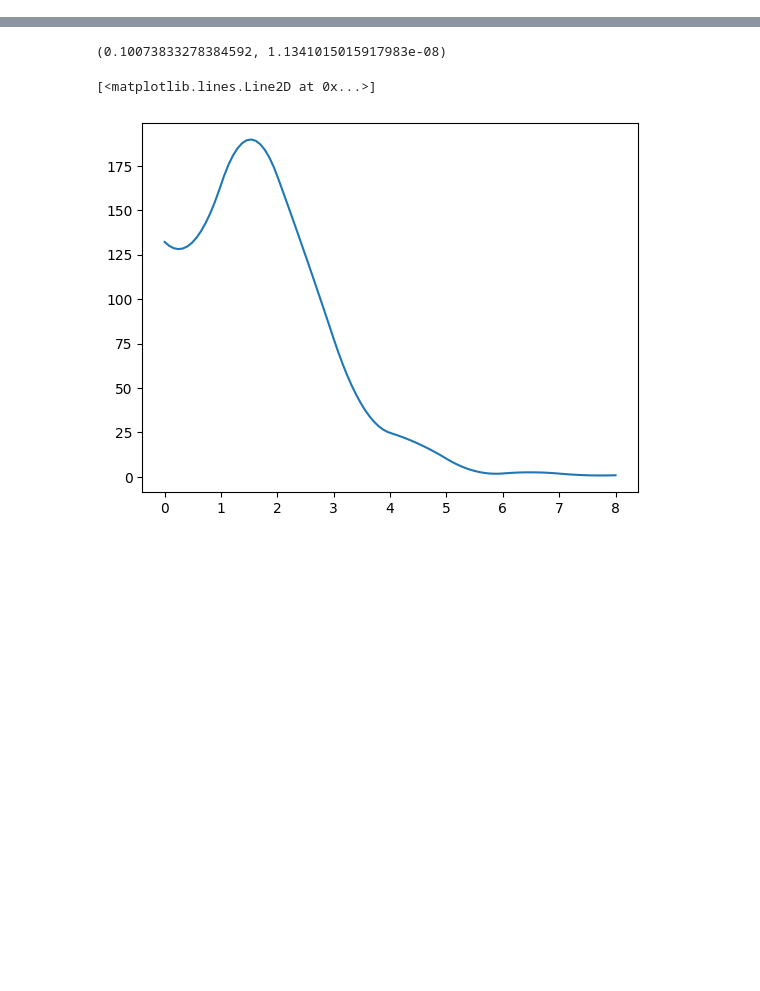
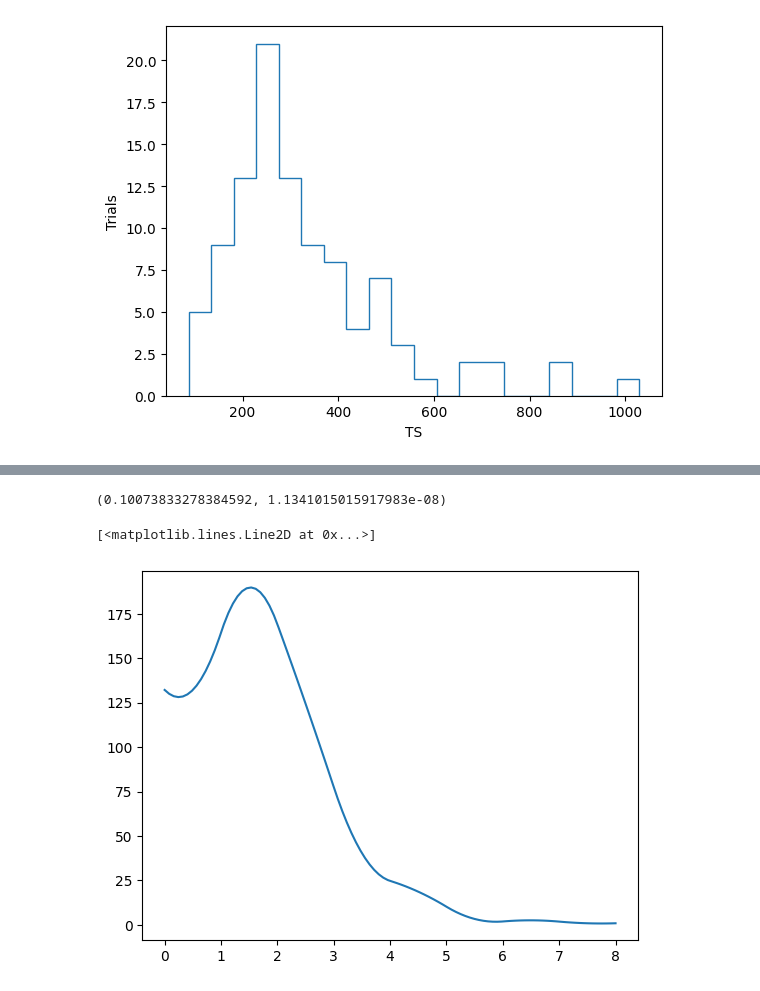
Before and after one commit to MACampana/BinnedTracks, a Jupyter notebook: BinnedAnalysis.ipynb, the cells around one changed output, grey strips where cells are left out. Cells and saved outputs as stored; diff of their text form; code cells hidden in the pictures; blank space fills up the shorter version.

```diff
--- a/BinnedAnalysis.ipynb
+++ b/BinnedAnalysis.ipynb
@@ -717,5 +775,10 @@ template_path = './templates/Fermi-LAT_pi0_map.npy'
+# %%
+data_path = 'data/level2/exp/binned/LiMaBinnedTemplateAnalysis_2020.binned_data.npy'
+sig_path = 'data/level2/sim/npy/Level2_sim.npy'
+grl_path = 'GRL.npy'
+template_path = 'templates/Fermi-LAT_pi0_map.npy'
 # %%
-lima_bean = LiMaStats(data_path, sig_path, is_binned=False, savedir='./test', name='LiMaBinnedTemplateAnalysisTEST',
+lima_bean = LiMaStats(data_path, sig_path, grl_path, is_binned=True, savedir='data/level2/exp/binned', name='LiMaBinnedTemplateAnalysis_2020',
                  template=template_path, is_smoothed_pdf=False, gamma=2.7, cutoff=10**(-0.8),
-                 nside=32, num_bands=50, min_dec_deg=-80, max_dec_deg=80)
+                 nside=128, num_bands=50, min_dec_deg=-80, max_dec_deg=80, verbose=False)
 # %% [output]
@@ -740,0 +812,2 @@ Template PDF saved to --> ./test/LiMaBinnedTemplateAnalysisTEST.sigma_0.01.templ
+# %%
+trials = lima_bean.get_many_llrs(num=100, n_sig=0, acc='signal', seed=12, verbose=False)
@@ -741,2 +834,12 @@ Template PDF saved to --> ./test/LiMaBinnedTemplateAnalysisTEST.sigma_0.01.templ
+# %%
+tss = lima_bean.get_TS_from_llr(np.array(list(trials['seed'].values())))
+# %%
+plt.figure(facecolor='w')
+plt.hist(tss, bins=20, histtype='step')
+plt.xlabel('TS')
+plt.ylabel('Trials')
+plt.show()
+# %% [output]
+[figure, added]
 # %%
 result = lima_bean.get_one_lhr(n_sig=0, acc='signal', truth=False, seed=12)
```
Also changed, not shown: parts of 10 cells of this notebook.
